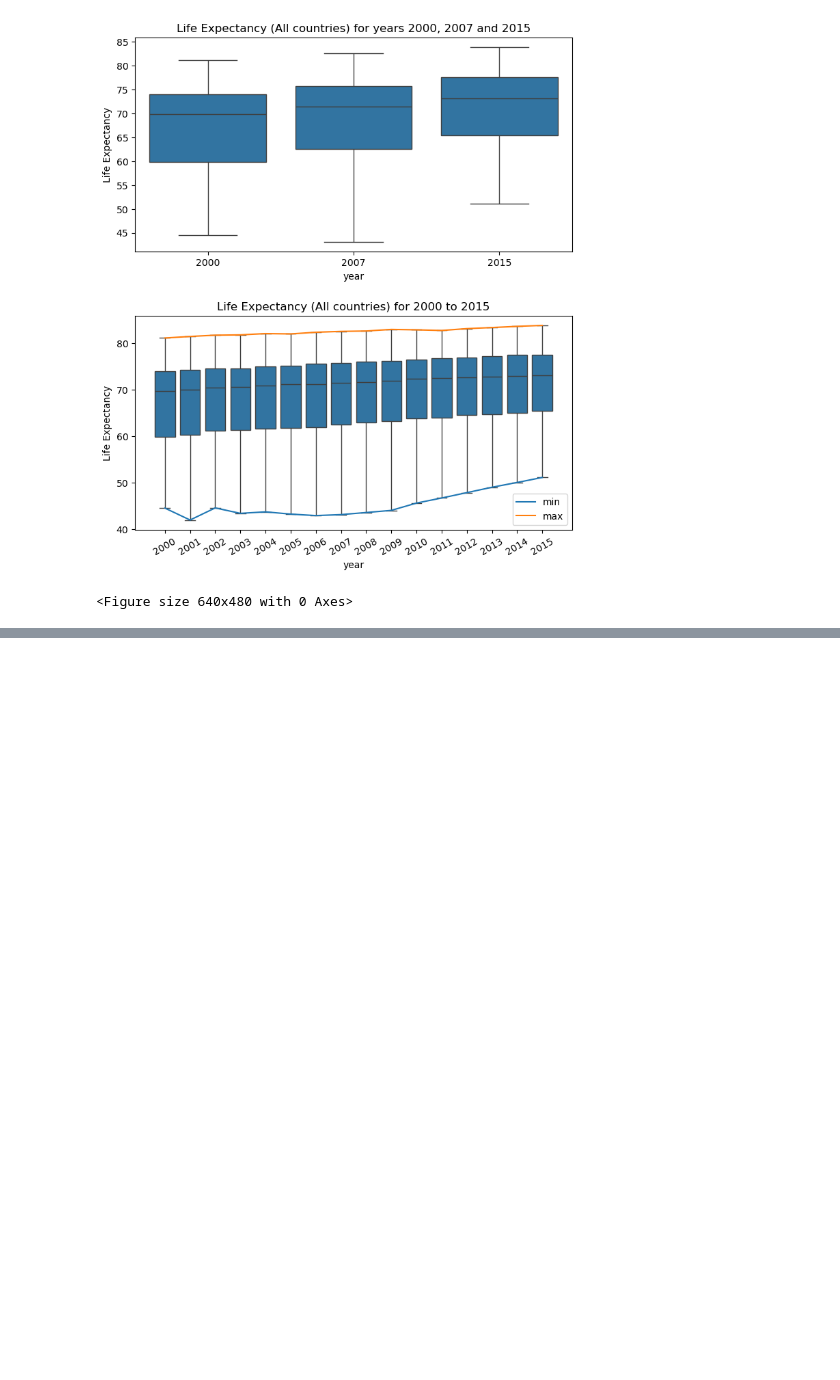
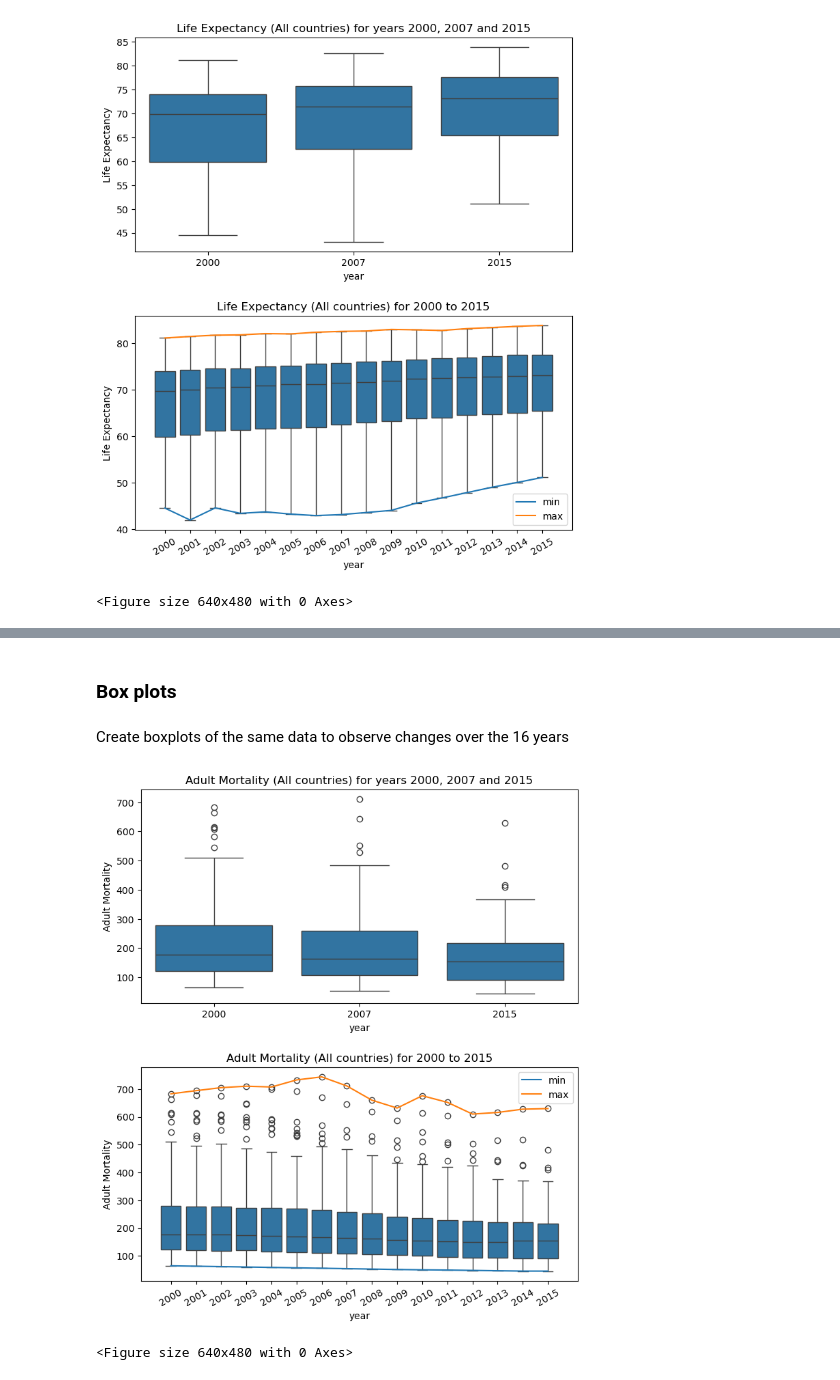
Before and after one commit to WVDevCode/Life_Expectancy_and_GDP, a Jupyter notebook: Notebooks/descriptive_analysis.ipynb, the cells around one changed output, grey strips where cells are left out. Drawn from its saved outputs; the diff is of its cells as text; code cells hidden in the pictures; blank space fills up the shorter version.

```diff
--- a/Notebooks/descriptive_analysis.ipynb
+++ b/Notebooks/descriptive_analysis.ipynb
@@ -35,6 +35,8 @@ memory usage: 286.1+ KB
 None
 # %%
 descriptive_stats_life_exp = pd.read_csv('../Datasets/Cleaned_datasets/Descriptive_Statistics_Dfs/Descriptive_Stats-All_Life_expectancy.csv').drop(columns=['Unnamed: 0'])
+
+descriptive_stats_adult_mortality = pd.read_csv('../Datasets/Cleaned_datasets/Descriptive_Statistics_Dfs/Descriptive_Stats-All_Adult_Mortality.csv').drop(columns=['Unnamed: 0'])
 # %% [markdown]
 # Descriptive Statistics
 # %% [markdown]
@@ -130,0 +200,26 @@ plt.clf()
+# %% [markdown]
+### Box plots
+# %% [markdown]
+Create boxplots of the same data to observe changes over the 16 years
+# %%
+am_all_2000_2007_2015 = life_expectancy[(life_expectancy['year'] == 2000) | (life_expectancy['year'] == 2015) | (life_expectancy['year'] == 2007)]
+am_all_2000_to_2015 = life_expectancy
+
+ax1 = plt.subplot(2, 1, 1)
+sns.boxplot(x = am_all_2000_2007_2015['year'], y = am_all_2000_2007_2015['adult_mortality'])
+plt.title('Adult Mortality (All countries) for years 2000, 2007 and 2015')
+plt.ylabel('Adult Mortality')
+plt.subplots_adjust(0, 1, 1, 2.5, 3, 0.3)
+ax2 = plt.subplot(2, 1, 2)
+sns.boxplot(x = am_all_2000_to_2015['year'], y = am_all_2000_to_2015['adult_mortality'])
+plt.title('Adult Mortality (All countries) for 2000 to 2015')
+plt.ylabel('Adult Mortality')
+plt.xticks(rotation = 30)
+plt.plot(descriptive_stats_adult_mortality['minimum'], label = 'min')
+plt.plot(descriptive_stats_adult_mortality['max'], label = 'max')
+plt.legend()
+plt.show()
+plt.clf()
+# %% [output]
+[figure, added]
+<Figure size 640x480 with 0 Axes>
```
Also changed, not shown: parts of 6 cells of this notebook, 4 other files.
